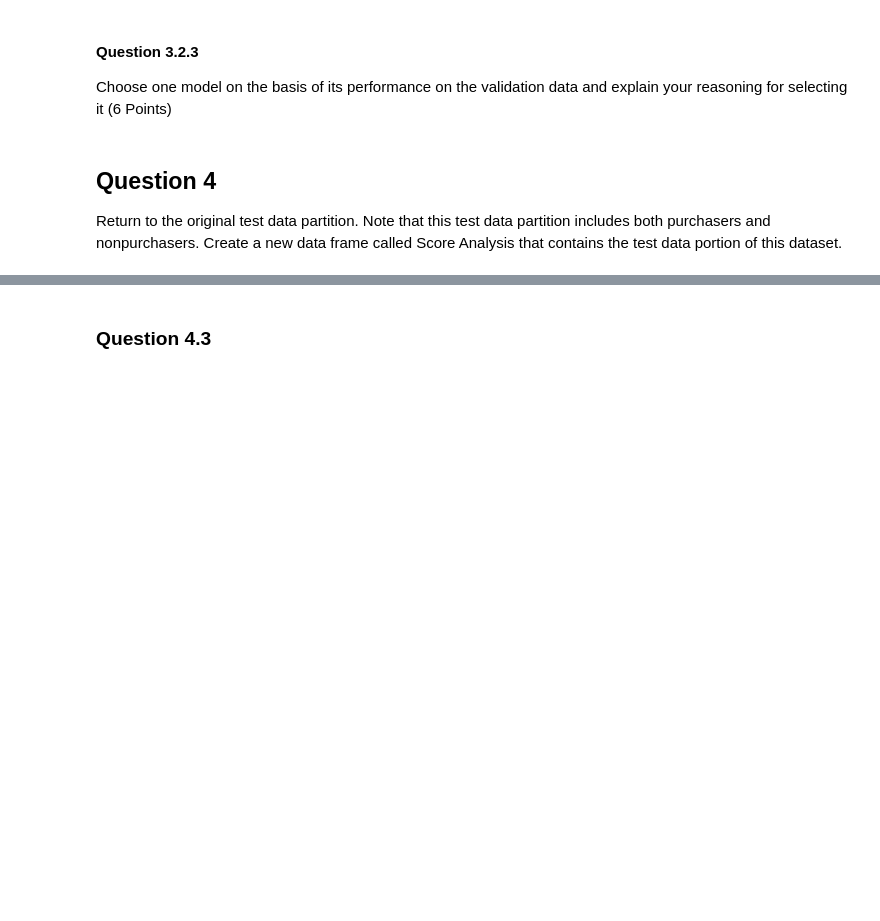
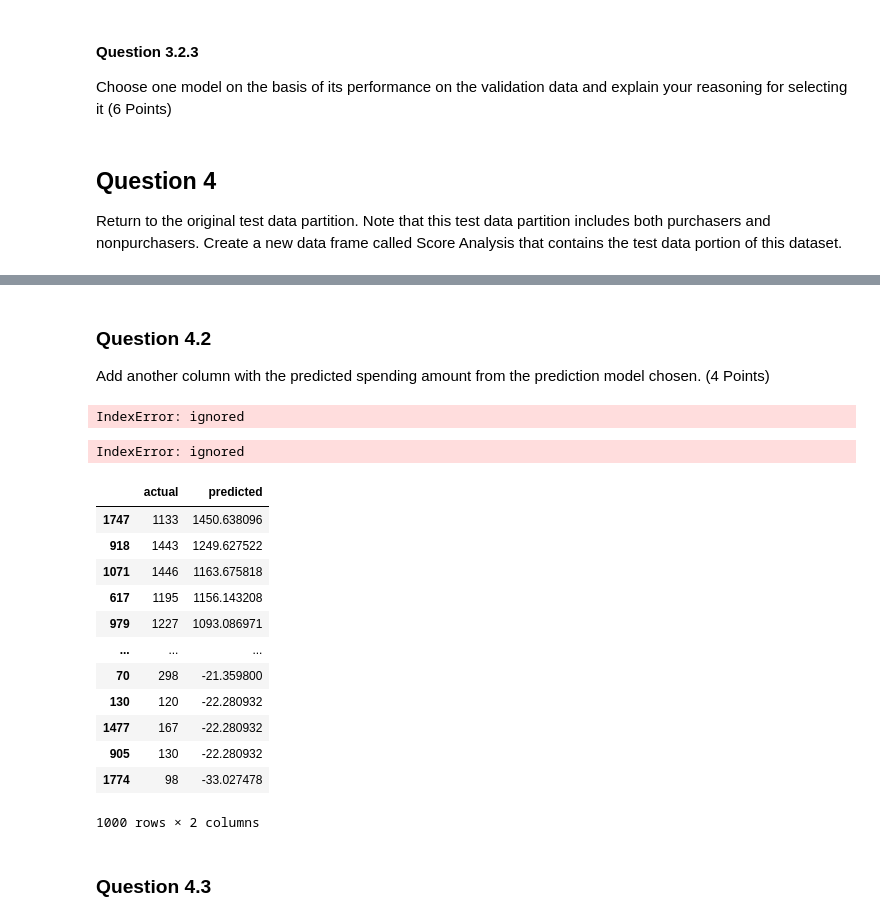
Before and after one commit to zachfreitas/ADS_505_Applied_Data_Sci_for_Business-, a Jupyter notebook: Module_2/Assignment_2/Assignment_2.ipynb, the cells around one changed output, grey strips where cells are left out. Saved outputs shown, nothing was run; the diff lists cells and outputs as text; code cells hidden in the pictures; blank space fills up the shorter version.

```diff
--- a/Module_2/Assignment_2/Assignment_2.ipynb
+++ b/Module_2/Assignment_2/Assignment_2.ipynb
@@ -337,3 +502,34 @@ Return to the original test data partition. Note that this test data partition i
+# %% [markdown]
+### Question 4.2
+Add another column with the predicted spending amount from the prediction model
+chosen. (4 Points)
+# %%
+left = Score_Analysis_pred
+right = reg_full_result.iloc[Score_Analysis_pred.index]
+Score_Analysis_pred_rev = left.join(right)
+Score_Analysis_pred_rev
+# %% [output]
+IndexError: ignored
+# %%
+reg_full_result.iloc[Score_Analysis.index]
+# %% [output]
+IndexError: ignored
+# %%
+reg_full_result
+# %% [output]
+|  | actual | predicted |
+| 1747 | 1133 | 1450.638096 |
+| 918 | 1443 | 1249.627522 |
+| 1071 | 1446 | 1163.675818 |
+| 617 | 1195 | 1156.143208 |
+| 979 | 1227 | 1093.086971 |
+| ... | ... | ... |
+| 70 | 298 | -21.359800 |
+| 130 | 120 | -22.280932 |
+| 1477 | 167 | -22.280932 |
+| 905 | 130 | -22.280932 |
+| 1774 | 98 | -33.027478 |
+1000 rows × 2 columns
 # %% [markdown]
 ### Question 4.3
 # %% [markdown]
```
Also changed, not shown: parts of 13 cells of this notebook.
